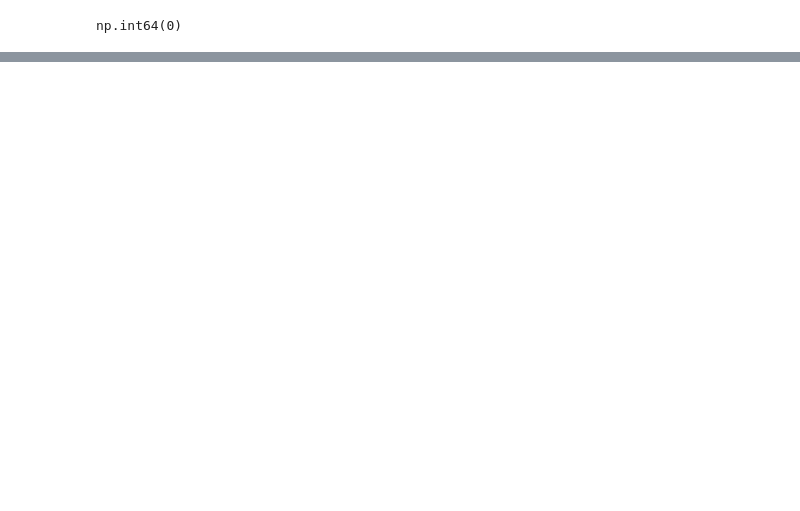
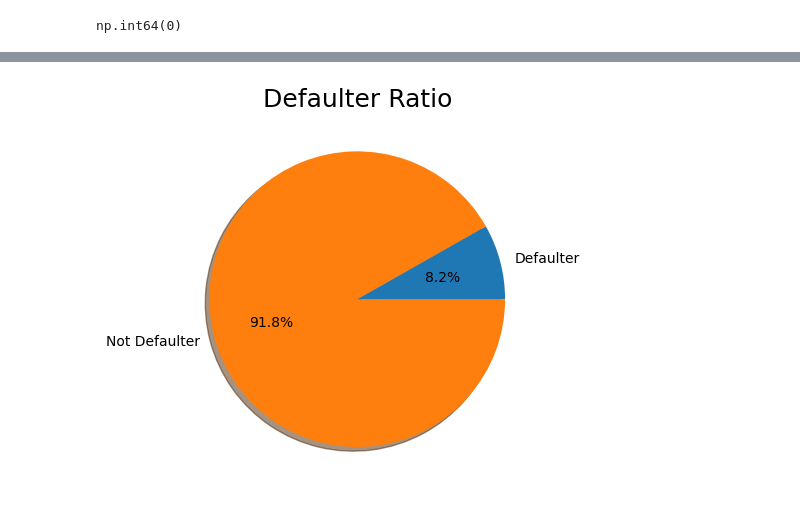
Before and after one commit to Rudhvi-213/Credit-Risk, a Jupyter notebook: analysis.ipynb, the cells around one changed output, grey strips where cells are left out. Drawn from its saved outputs; the diff is of its cells as text; code cells hidden in the pictures; blank space fills up the shorter version.

```diff
--- a/analysis.ipynb
+++ b/analysis.ipynb
@@ -135,6 +136,6 @@ N    0.660862
 Y    0.339138
 Name: proportion, dtype: float64
 # %%
-df['owns_car'].fillna(df['owns_car'].mode()[0], inplace=True)
+df['owns_car'] = df['owns_car'].fillna(df['owns_car'].mode()[0])
 df["owns_car"].value_counts(normalize=True)
 # %% [output]
@@ -191,13 +185,11 @@ Name: migrant_worker, dtype: float64
 # %%
-df['migrant_worker'].fillna(df['migrant_worker'].mode()[0], inplace=True)
-
+df['migrant_worker'] = df['migrant_worker'].fillna(df['migrant_worker'].mode()[0])
 # check null values count
 df['migrant_worker'].isna().sum()
 # %% [output]
 np.int64(0)
 # %%
-df['total_family_members'].fillna(df['total_family_members'].mode()[0], inplace=True)
-
+df['total_family_members'] = df['total_family_members'].fillna(df['total_family_members'].mode()[0])
 # check null values count
 df['total_family_members'].isna().sum()
 # %% [output]
@@ -211,6 +197,6 @@ np.int64(0)
 # %%
 # fill no_of_children with mode of the data
-df['no_of_children'].fillna(df['no_of_children'].mode()[0], inplace=True)
+df['no_of_children'] = df['no_of_children'].fillna(df['no_of_children'].mode()[0])
 # %%
 # check medians of credit_score wrt credit_card_default
 cred_score = df.groupby(by='credit_card_default')['credit_score'].median()
@@ -224,0 +228,10 @@ np.int64(0)
+# %%
+# Ploting Credit_default ratio
+total_default_values = df.credit_card_default.value_counts(ascending=True).values
+
+plt.figure()
+plt.pie(total_default_values, labels=['Defaulter', 'Not Defaulter'], autopct='%1.1f%%', shadow=True)
+plt.title('Defaulter Ratio', fontsize=18)
+plt.show()
+# %% [output]
+[figure, added]
```
Also changed, not shown: parts of 12 cells of this notebook, 6 other files.
